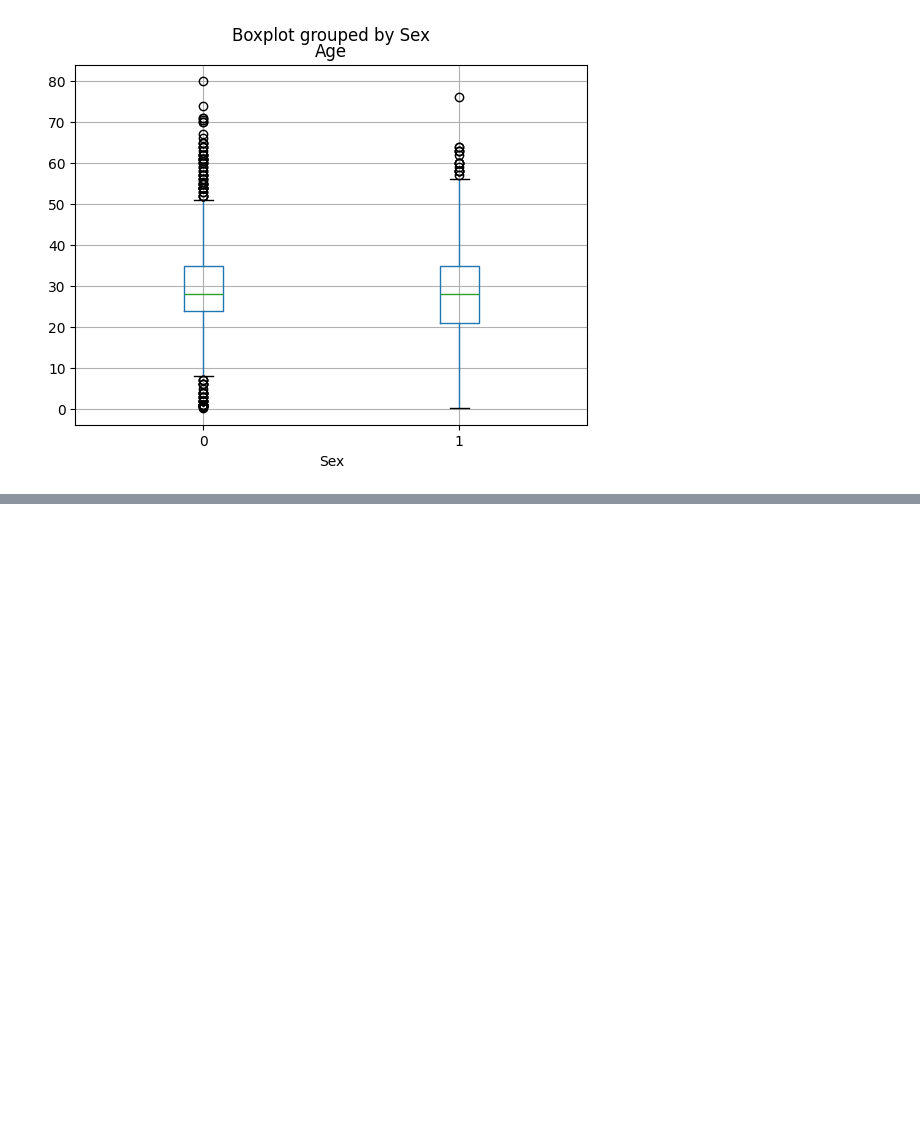
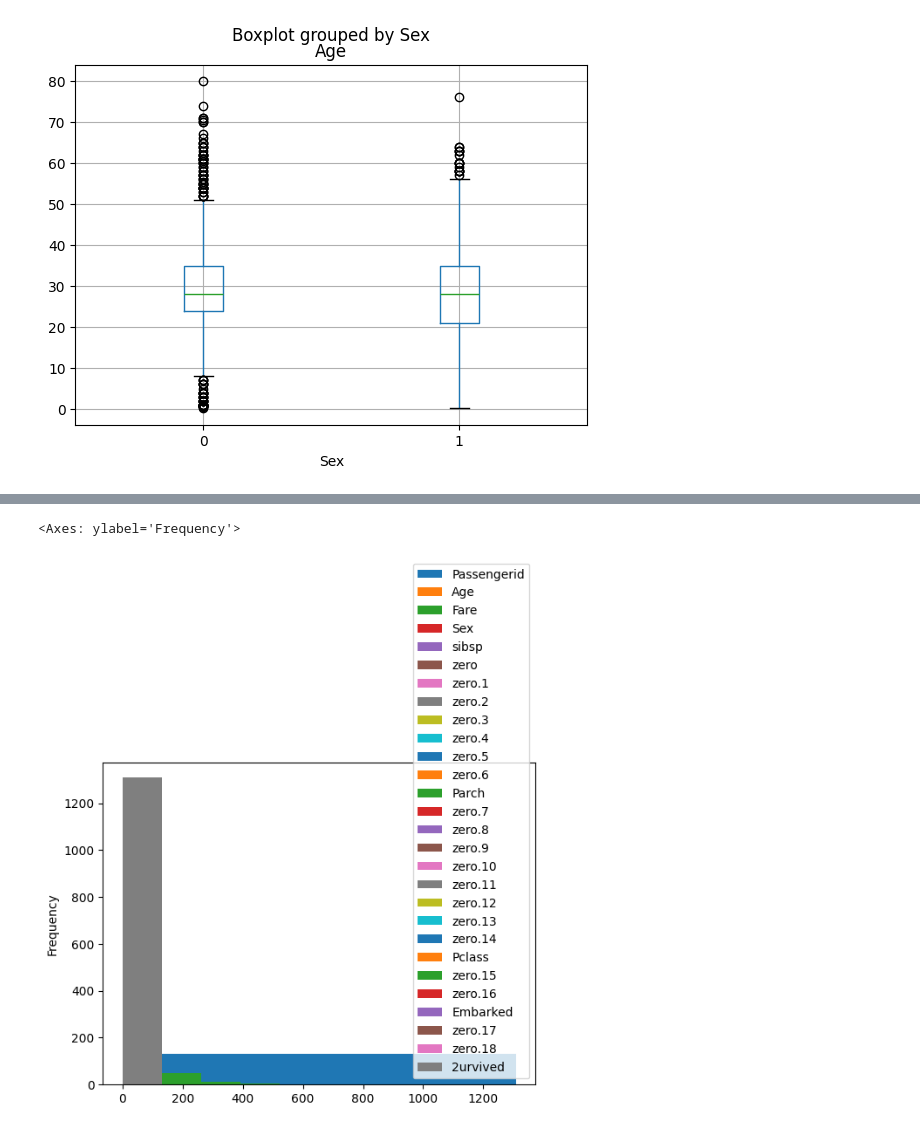
Before and after one commit to Girii-397/COLAB_DATA-ANALYST, a Jupyter notebook: Day_4.ipynb, the cells around one changed output, grey strips where cells are left out. Cells and saved outputs as stored; diff of their text form; code cells hidden in the pictures; blank space fills up the shorter version.

```diff
--- a/Day_4.ipynb
+++ b/Day_4.ipynb
@@ -521,0 +750,5 @@ plt.show()
+# %%
+data.plot(kind='hist')
+# %% [output]
+<Axes: ylabel='Frequency'>
+[figure, added]
```
Also changed, not shown: parts of 85 cells of this notebook.
